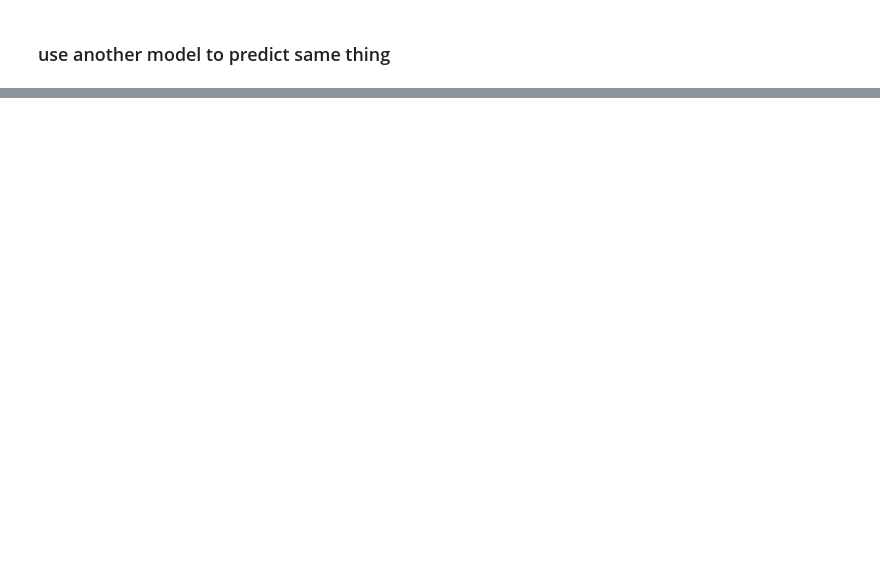
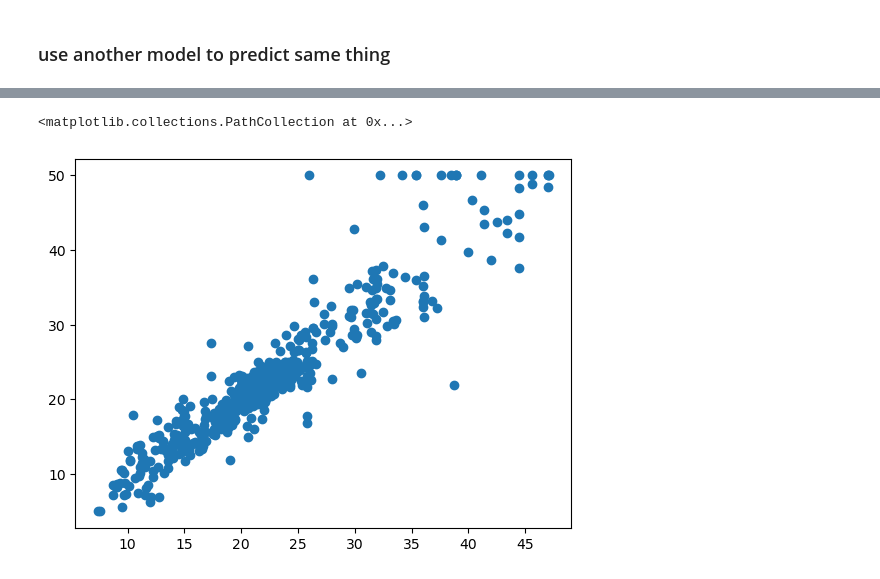
Before and after one commit to muhammadhananbaloch/Machine-Learning-Python, a Jupyter notebook: Scikit Learn/Intro.ipynb, the cells around one changed output, grey strips where cells are left out. Drawn from its saved outputs; the diff is of its cells as text; code cells hidden in the pictures; blank space fills up the shorter version.

```diff
--- a/Scikit Learn/Intro.ipynb
+++ b/Scikit Learn/Intro.ipynb
@@ -130,0 +102,7 @@ array([30.00384338, 25.02556238, 30.56759672, 28.60703649, 27.94352423,
+# %%
+mod = KNeighborsRegressor().fit(X,y)
+
+pipe = Pipeline([
+    ("scale", StandardScaler()),           # Create pipeline to improve data accuracy
+    ("model", KNeighborsRegressor())
+])
@@ -130,0 +113,7 @@ array([30.00384338, 25.02556238, 30.56759672, 28.60703649, 27.94352423,
+# %%
+pred = pipe.predict(X)
+# %%
+plt.scatter(pred, y)
+# %% [output]
+<matplotlib.collections.PathCollection at 0x...>
+[figure, added]
```
Also changed, not shown: parts of 12 cells of this notebook.
